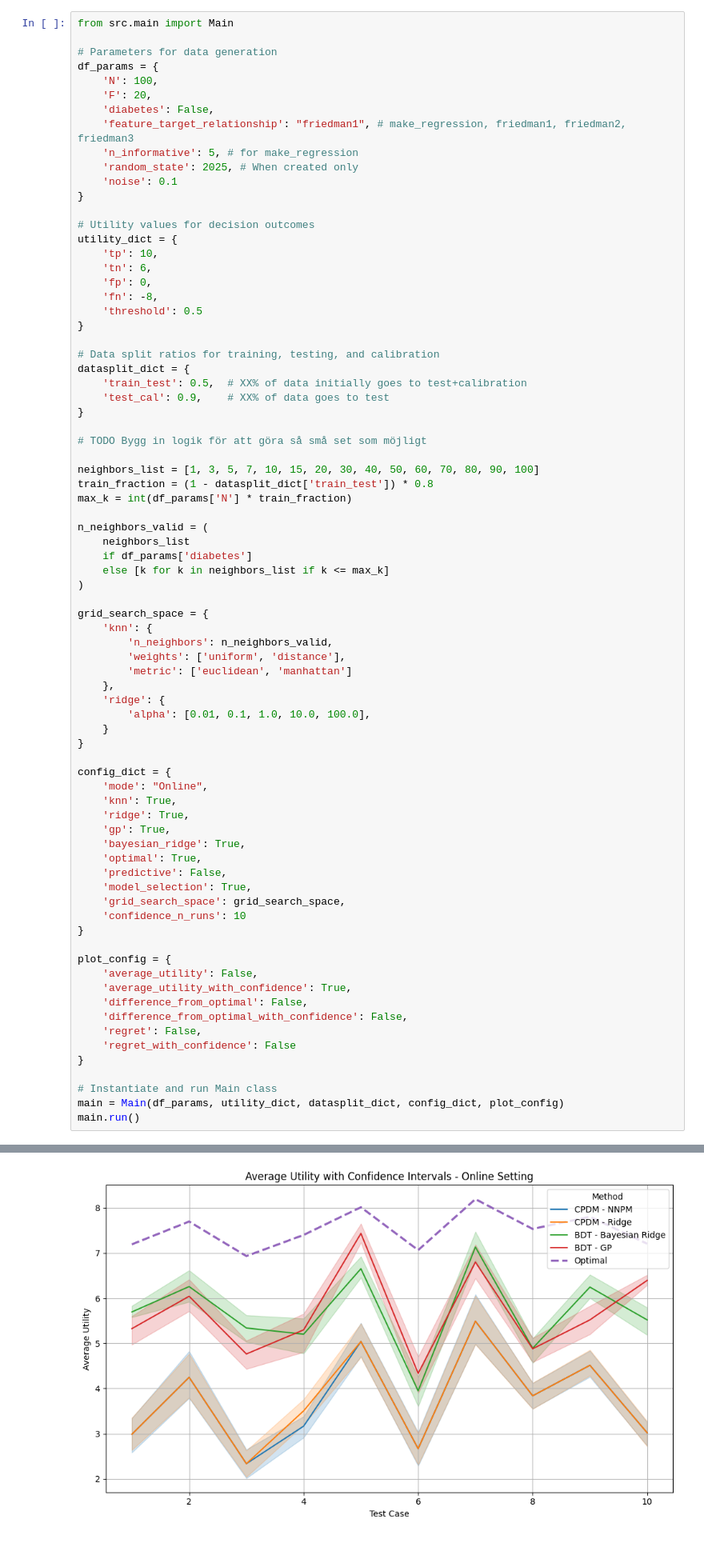
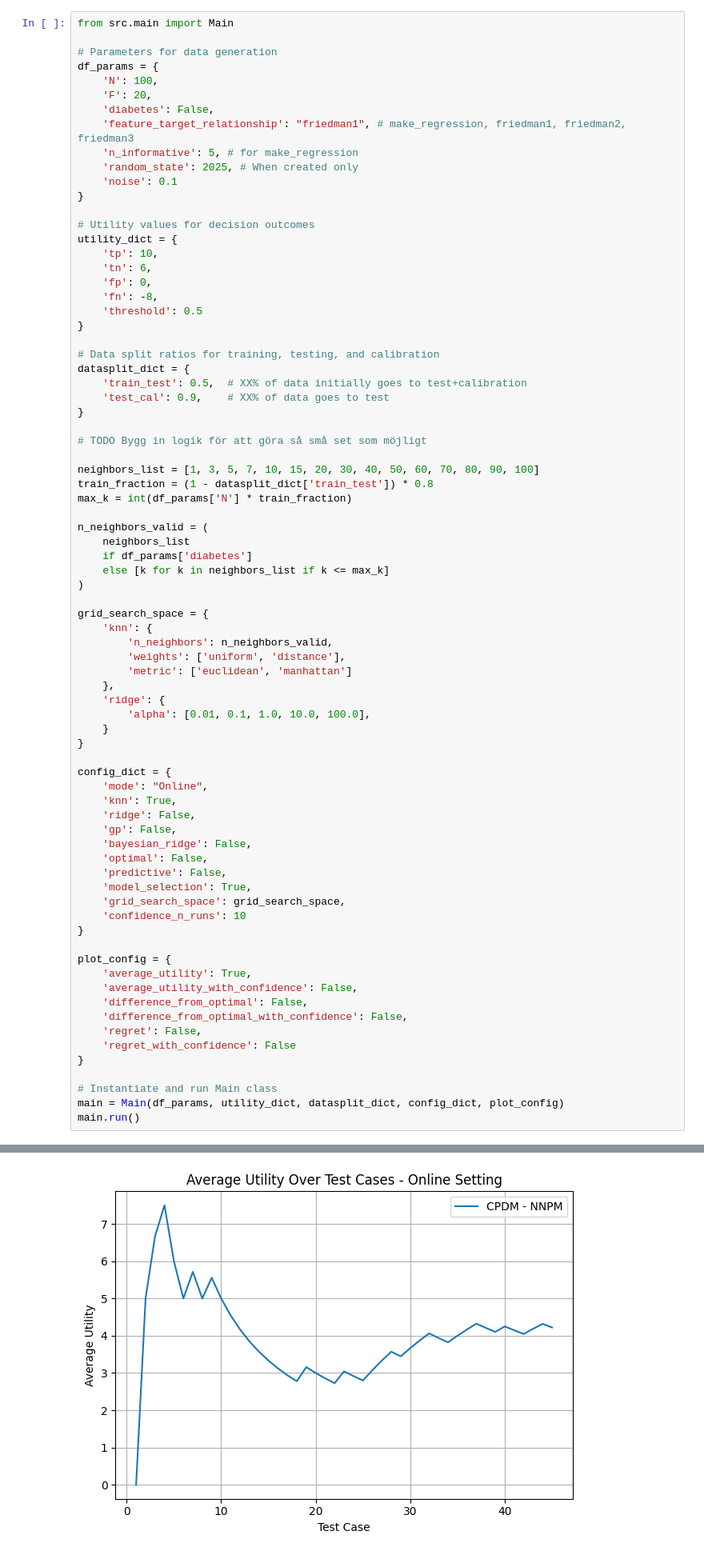
Before and after one commit to simonlanngren/Conformal-Predictive-Decision-Making, a Jupyter notebook: notebooks/Experiment_template.ipynb, the cells around one changed output, grey strips where cells are left out. Shown at 80% size. Cells and saved outputs as stored; diff of their text form.

```diff
--- a/notebooks/Experiment_template.ipynb
+++ b/notebooks/Experiment_template.ipynb
@@ -63,10 +63,10 @@ grid_search_space = {
 config_dict = {
     'mode': "Online",
     'knn': True,
-    'ridge': True,
-    'gp': True,
-    'bayesian_ridge': True,
-    'optimal': True,
+    'ridge': False,
+    'gp': False,
+    'bayesian_ridge': False,
+    'optimal': False,
     'predictive': False,
     'model_selection': True,
     'grid_search_space': grid_search_space,
@@ -74,8 +74,8 @@ config_dict = {
 }
 
 plot_config = {
-    'average_utility': False,
-    'average_utility_with_confidence': True,
+    'average_utility': True,
+    'average_utility_with_confidence': False,
     'difference_from_optimal': False,
     'difference_from_optimal_with_confidence': False,
     'regret': False,
@@ -99 +133 @@ Train+Calibration set size: 55
-[figure, old version]
+[figure, new version]
```
Also changed, not shown: parts of 1 cell of this notebook, 2 other files.
